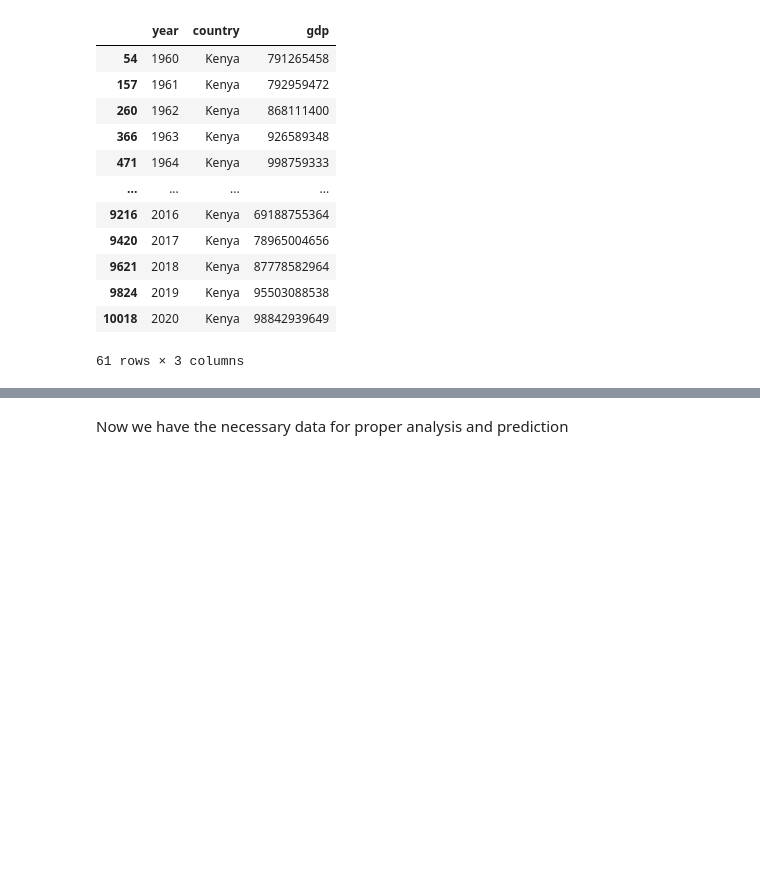
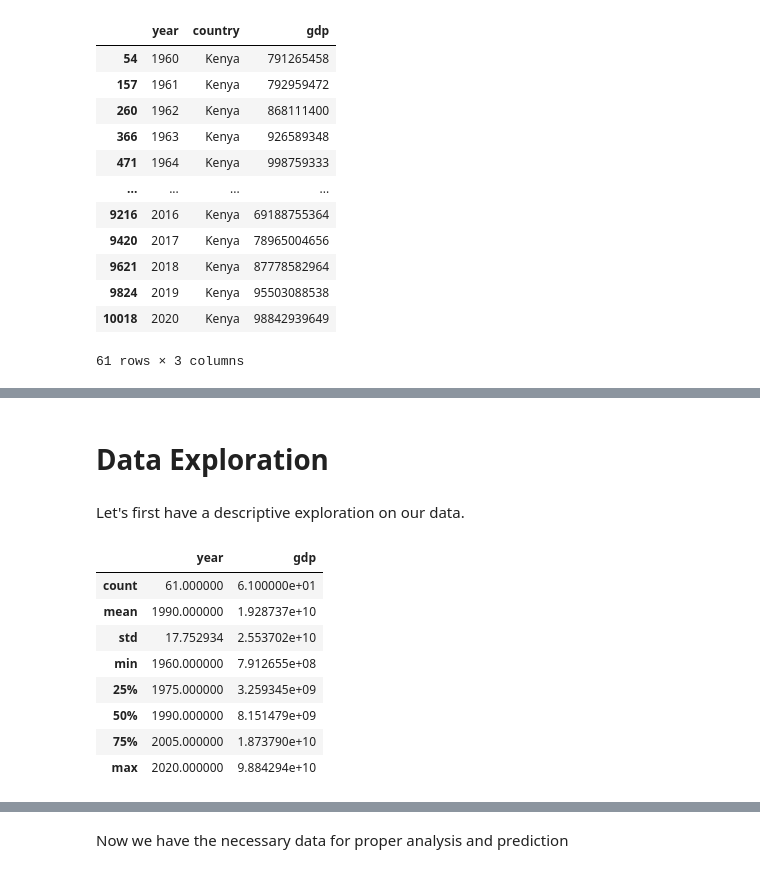
Before and after one commit to Ndichu/Kenya_GDP_Analysis_and_prediction, a Jupyter notebook: Kenya_GDP_Analysis_and_prediction.ipynb, the cells around one changed output, grey strips where cells are left out. Saved outputs shown, nothing was run; the diff lists cells and outputs as text; code cells hidden in the pictures; blank space fills up the shorter version.

```diff
--- a/Kenya_GDP_Analysis_and_prediction.ipynb
+++ b/Kenya_GDP_Analysis_and_prediction.ipynb
@@ -72,0 +104,17 @@ Kenya_gdp_data
+# %% [markdown]
+# Data Exploration
+# %% [markdown]
+Let's first have a descriptive exploration on our data.
+# %%
+# summarize the data
+Kenya_gdp_data.describe()
+# %% [output]
+|  | year | gdp |
+| count | 61.000000 | 6.100000e+01 |
+| mean | 1990.000000 | 1.928737e+10 |
+| std | 17.752934 | 2.553702e+10 |
+| min | 1960.000000 | 7.912655e+08 |
+| 25% | 1975.000000 | 3.259345e+09 |
+| 50% | 1990.000000 | 8.151479e+09 |
+| 75% | 2005.000000 | 1.873790e+10 |
+| max | 2020.000000 | 9.884294e+10 |
```
Also changed, not shown: parts of 14 cells of this notebook.
